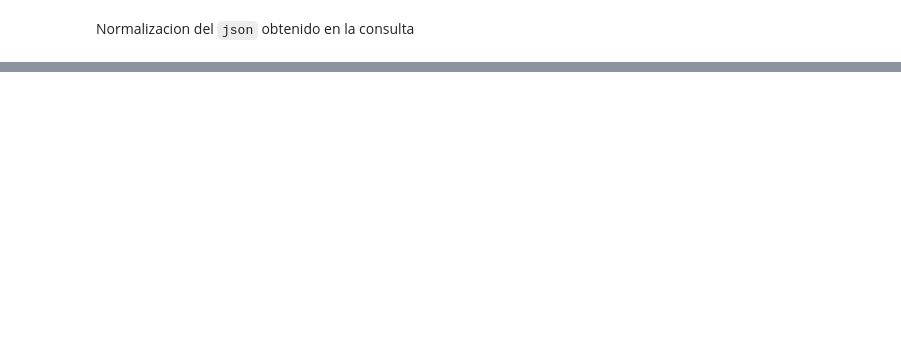
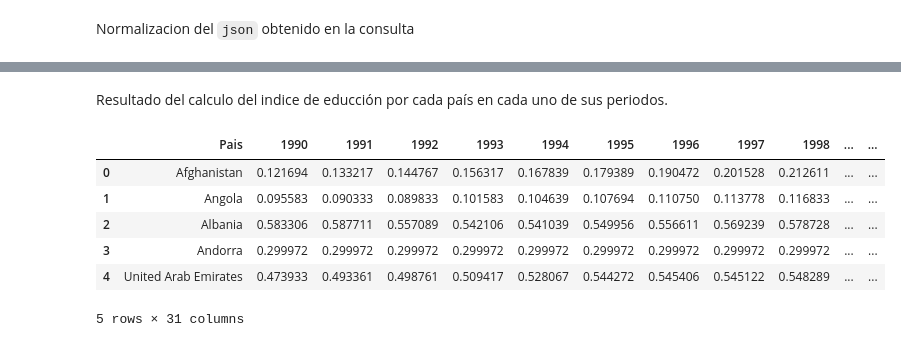
Before and after one commit to Team-17-Bedu/proyecto_python, a Jupyter notebook: Notebooks/Indice de Desarrollo Humano.ipynb, the cells around one changed output, grey strips where cells are left out. Cells and saved outputs as stored; diff of their text form; code cells hidden in the pictures; blank space fills up the shorter version.

```diff
--- a/Notebooks/Indice de Desarrollo Humano.ipynb
+++ b/Notebooks/Indice de Desarrollo Humano.ipynb
@@ -107,0 +191,3 @@ df
+# %%
+promedio = pd.DataFrame(data_clean)
+promedio
@@ -107,0 +242,12 @@ df
+# %%
+for year in range(1990, 2020):
+    year = str(year)
+    indices = []
+    for cell in promedio[year]:
+        try:
+            indices.append((float(cell) - 0) / (15 - 0))
+        except:
+            indices.append(0)
+    promedio[f'Indice_Promedio_Edu_{year}'] = indices
+
+promedio = promedio.drop([str(i) for i in range(1990, 2020)], axis=1)
@@ -107,0 +269,3 @@ df
+# %%
+header = ['Pais']
+indices = pd.DataFrame({}, columns=header)
@@ -107,0 +286,30 @@ df
+# %%
+def calcular_indice(_pais, expect, prom):
+    dicci = {
+        "Pais": _pais
+    }
+    prom, expect = prom[0][1:], expect[0][1:]
+    indice = [(float(prom[i]) + float(expect[i])) / 2 for i in range(0, len(prom))]
+
+    for i in range(1990, 2020):
+        dicci[str(i)] = indice[i - 1990]
+    return dicci
+
+
+for country in promedio["Country"]:
+    expect = expectativa.loc[expectativa.Country == country].to_numpy()
+    prom = promedio.loc[promedio.Country == country].to_numpy()
+    if len(expect) > 0 and len(prom) > 0:
+        indices = indices.append(calcular_indice(country, expect, prom), ignore_index= True)
+# %% [markdown]
+Resultado del calculo del indice de educción por cada país en cada uno de sus periodos.
+# %%
+indices.head()
+# %% [output]
+|  | Pais | 1990 | 1991 | 1992 | 1993 | 1994 | 1995 | 1996 | 1997 | 1998 | ... | ... |
+| 0 | Afghanistan | 0.121694 | 0.133217 | 0.144767 | 0.156317 | 0.167839 | 0.179389 | 0.190472 | 0.201528 | 0.212611 | ... | ... |
+| 1 | Angola | 0.095583 | 0.090333 | 0.089833 | 0.101583 | 0.104639 | 0.107694 | 0.110750 | 0.113778 | 0.116833 | ... | ... |
+| 2 | Albania | 0.583306 | 0.587711 | 0.557089 | 0.542106 | 0.541039 | 0.549956 | 0.556611 | 0.569239 | 0.578728 | ... | ... |
+| 3 | Andorra | 0.299972 | 0.299972 | 0.299972 | 0.299972 | 0.299972 | 0.299972 | 0.299972 | 0.299972 | 0.299972 | ... | ... |
+| 4 | United Arab Emirates | 0.473933 | 0.493361 | 0.498761 | 0.509417 | 0.528067 | 0.544272 | 0.545406 | 0.545122 | 0.548289 | ... | ... |
+5 rows × 31 columns
```
Also changed, not shown: parts of 33 cells of this notebook.
